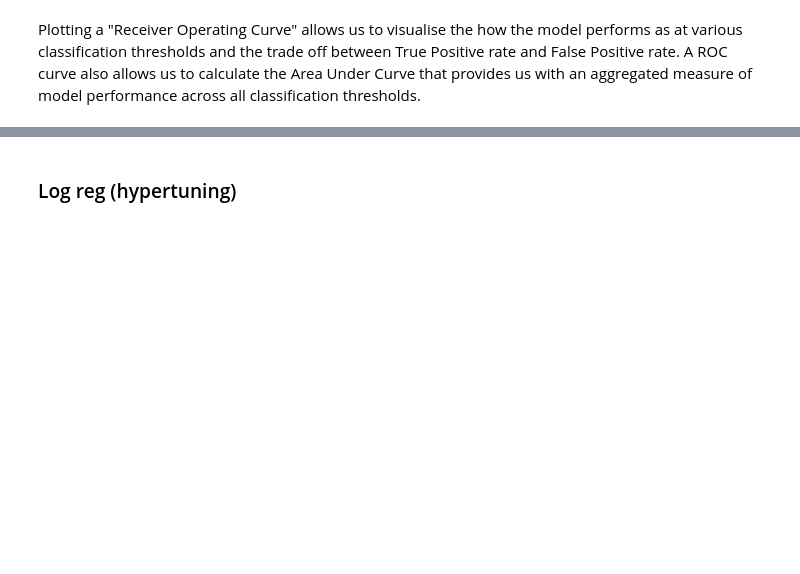
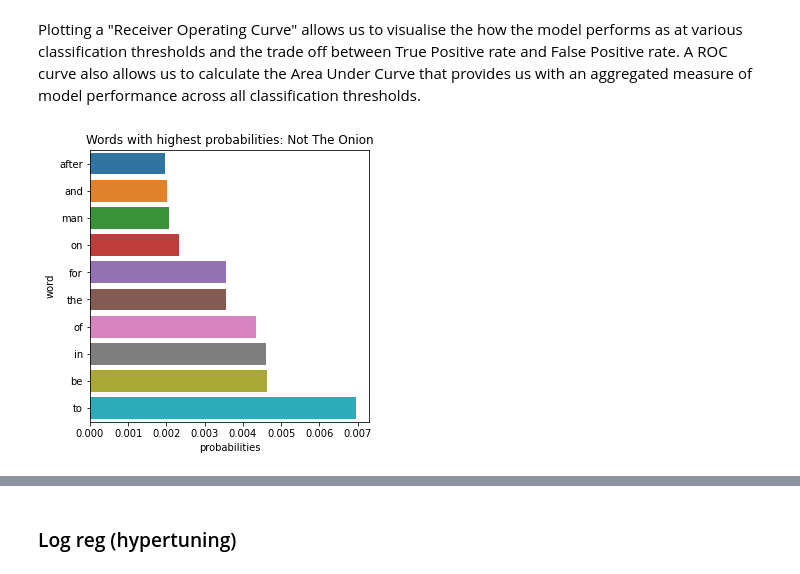
Before and after one commit to EthanTye/Project-3, a Jupyter notebook: Code/Submission.ipynb, the cells around one changed output, grey strips where cells are left out. Saved outputs shown, nothing was run; the diff lists cells and outputs as text; code cells hidden in the pictures; blank space fills up the shorter version.

```diff
--- a/Code/Submission.ipynb
+++ b/Code/Submission.ipynb
@@ -503,21 +540,26 @@ df_features_notonion = df_features_notonion.sort_values(by = 0, ascending = True
 #storing feature log_probs into a dataframe - onion
 df_features_onion = pd.DataFrame(data = feature_importances_onion)
 df_features_onion = df_features_onion.sort_values(by = 0, ascending = True).tail(10)
+# %%
+feature_names = gs_nb.best_estimator_.steps[0][1].get_feature_names_out()
+feature_names = pd.DataFrame(data = feature_names)
 # %%
 #replacing index with feature names
-for index in df_features_combine.index:
-    df_features_combine.rename(index = {index: feature_names.loc[index, 0]}, inplace = True)
+for index in df_features_onion.index:
+    df_features_onion.rename(index = {index: feature_names.loc[index, 0]}, inplace = True)
 for index in df_features_notonion.index:
     df_features_notonion.rename(index = {index: feature_names.loc[index, 0]}, inplace = True)
 # %%
 #plotting important features for nottheonion
 plt.figure(figsize=(5, 5))
 bar = sns.barplot(data = df_features_notonion, x = df_features_notonion[0].apply(lambda x: np.exp(x)), y =df_features_notonion.index)
 bar.tick_params(labelsize = 10)
 bar.set_xlabel('probabilities')
 bar.set_ylabel('word')
-bar.set_xticks([0.000, 0.001, 0.002, 0.003, 0.004])
+
 bar.set_title('Words with highest probabilities: Not The Onion');
+# %% [output]
+[figure, added]
 # %%
 #plotting important features for theonion
 plt.figure(figsize=(5, 5))
```
Also changed, not shown: parts of 8 cells of this notebook, 2 other files.
